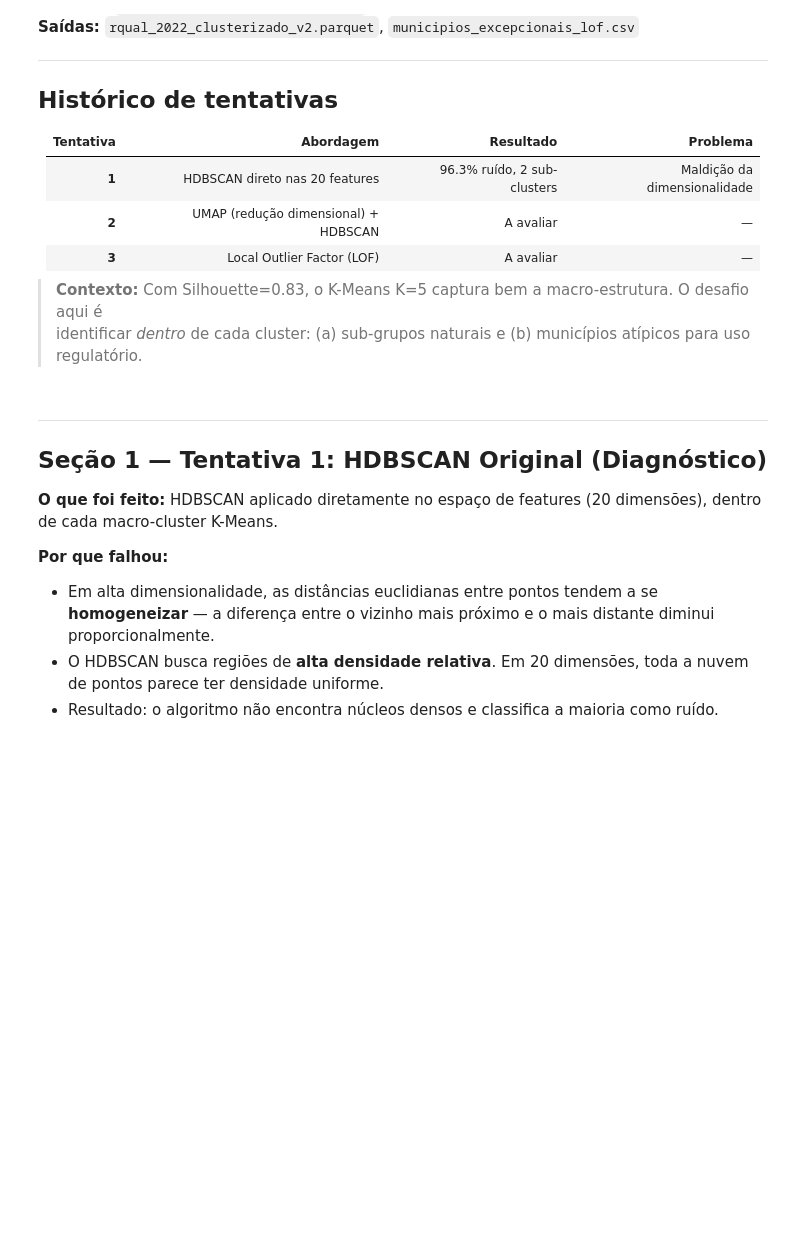
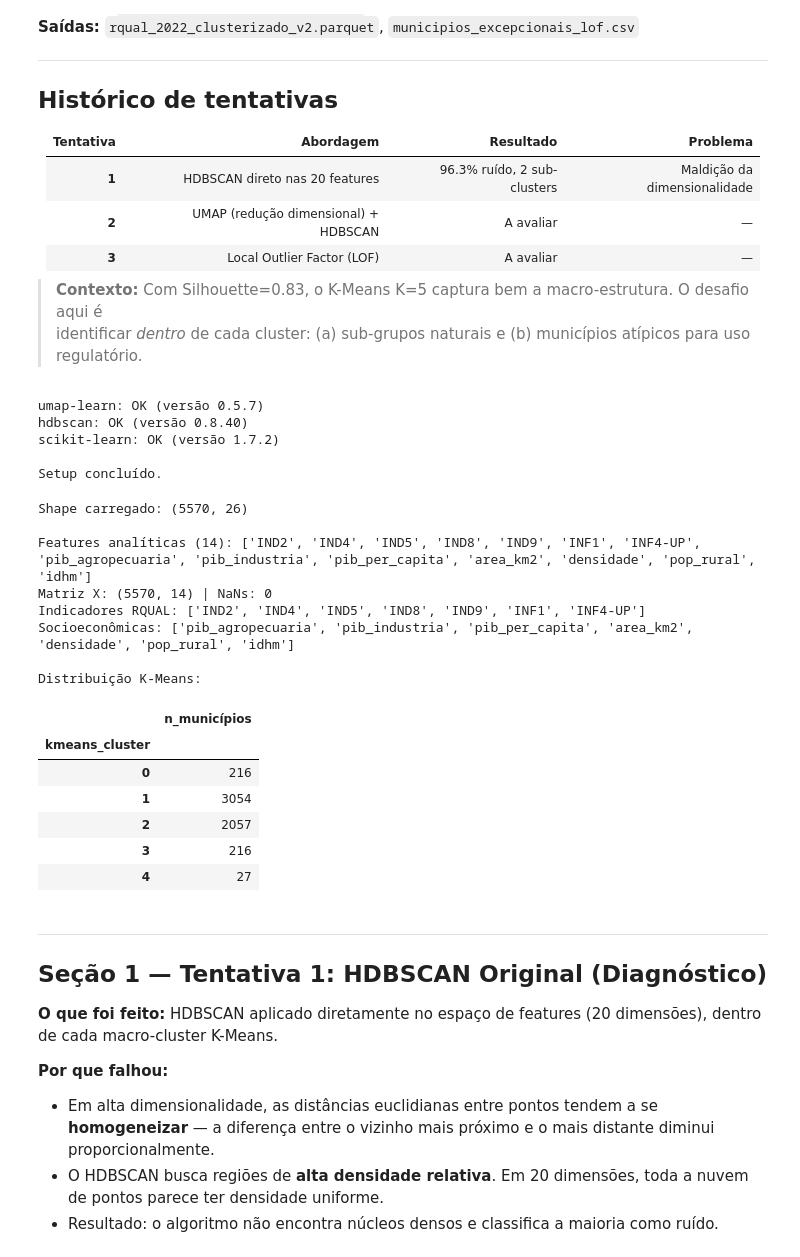
Before and after one commit to mfidosjr/Framework-Explicabilidade-Indicadores, a Jupyter notebook: 3-KMeans+HDBSCAN/07-UMAP_HDBSCAN_LOF.ipynb, the cells around one changed output. Cells and saved outputs as stored; diff of their text form; code cells hidden in the pictures; blank space fills up the shorter version.

```diff
--- a/3-KMeans+HDBSCAN/07-UMAP_HDBSCAN_LOF.ipynb
+++ b/3-KMeans+HDBSCAN/07-UMAP_HDBSCAN_LOF.ipynb
@@ -42,7 +42,7 @@ except ImportError:
 # Clustering de densidade
 try:
     import hdbscan
-    print(f'hdbscan: OK (versão {hdbscan.__version__})')
+    ver = getattr(hdbscan, '__version__', None) or __import__('importlib.metadata', fromlist=['version']).version('hdbscan'); print(f'hdbscan: OK (versão {ver})')
 except ImportError:
     raise ImportError('Instale hdbscan: pip install hdbscan')
 
@@ -64,55 +64,81 @@ CLUSTER_NOMES = {
     4: 'C4: Capitais/Destaques',
 }
 print('\nSetup concluído.')
+# %% [output]
+umap-learn: OK (versão 0.5.7)
+hdbscan: OK (versão 0.8.40)
+scikit-learn: OK (versão 1.7.2)
+
+Setup concluído.
 # %%
 # Bloco 1 — Carregar e preparar dados
 df = pd.read_parquet(ARQ)
 print(f'Shape carregado: {df.shape}')
-print(f'Colunas: {list(df.columns)}')
 
 # Renomear colunas socioeconômicas longas (mesma lógica do NB06)
 rename_map = {}
 for col in df.columns:
     cl = col.lower()
-    if 'agropecuária' in cl or 'agropecuaria' in cl: rename_map[col] = 'pib_agropecuaria'
-    elif 'indústria' in cl or 'industria' in cl:      rename_map[col] = 'pib_industria'
-    elif 'per capita' in cl:                           rename_map[col] = 'pib_per_capita'
+    if 'agropecuária' in cl or 'agropecuaria' in cl:  rename_map[col] = 'pib_agropecuaria'
+    elif 'indústria' in cl or 'industria' in cl:       rename_map[col] = 'pib_industria'
+    elif 'per capita' in cl:                            rename_map[col] = 'pib_per_capita'
     elif 'área' in cl or ('area' in cl and 'km' in cl): rename_map[col] = 'area_km2'
-    elif 'densidade' in cl:                            rename_map[col] = 'densidade'
-    elif 'rural' in cl and 'urb' in cl.upper():        rename_map[col] = 'pop_rural'
-    elif col.startswith('IDHM') and '__' in col:       rename_map[col] = 'idhm'
-    elif col.startswith('LAT__lat'):                   rename_map[col] = 'lat'
-    elif col.startswith('LAT__lon'):                   rename_map[col] = 'lon'
+    elif 'densidade' in cl:                             rename_map[col] = 'densidade'
+    elif 'rural' in cl and 'urb' in cl:                 rename_map[col] = 'pop_rural'  # bug fix: cl já é lower
+    elif col.startswith('IDHM') and '__' in col:        rename_map[col] = 'idhm'
+    elif col.startswith('LAT__lat'):                    rename_map[col] = 'lat'
+    elif col.startswith('LAT__lon'):                    rename_map[col] = 'lon'
 df = df.rename(columns=rename_map)
 
-# Detectar colunas de features: numéricas, excluindo metadados e labels
+# Colunas a excluir: metadados, labels, coords e códigos administrativos
 EXCLUIR = {
     'cod_mun', 'nome_mun_rqual', 'nome_mun', 'uf_rqual', 'uf',
     'kmeans_cluster', 'hdbscan_cluster', 'hdbscan_noise', 'perfil_hdbscan',
     'lat', 'lon', 'regiao', 'umap_x', 'umap_y',
+    # Códigos administrativos — não são features analíticas
+    'LAT__capital', 'LAT__siafi_id', 'LAT__ddd',
+    'Código da Grande Região',
 }
 
 FEAT_COLS = [
     c for c in df.select_dtypes(include='number').columns
     if c not in EXCLUIR
     and 'cluster' not in c.lower()
     and 'noise' not in c.lower()
     and 'lof' not in c.lower()
     and 'umap' not in c.lower()
 ]
 
 # Indicadores RQUAL e socioeconômicas (para tabelas e plots)
 IND_COLS = [c for c in ['IND2','IND4','IND5','IND8','IND9','INF1','INF4-UP'] if c in df.columns]
 SOC_COLS = [c for c in ['pib_agropecuaria','pib_industria','pib_per_capita',
                          'area_km2','densidade','pop_rural','idhm'] if c in df.columns]
 
-X = df[FEAT_COLS].values
+# Garantir float64 e checar NaNs
+X = df[FEAT_COLS].astype(float).values
 
-print(f'\nFeatures detectadas ({len(FEAT_COLS)}): {FEAT_COLS}')
-print(f'Matriz X: {X.shape} | NaNs: {np.isnan(X).sum()}')
+print(f'\nFeatures analíticas ({len(FEAT_COLS)}): {FEAT_COLS}')
+print(f'Matriz X: {X.shape} | NaNs: {pd.isna(X).sum()}')
 print(f'Indicadores RQUAL: {IND_COLS}')
+print(f'Socioeconômicas: {SOC_COLS}')
 print(f'\nDistribuição K-Means:')
 display(df['kmeans_cluster'].value_counts().sort_index().rename('n_municípios').to_frame())
+# %% [output]
+Shape carregado: (5570, 26)
+
+Features analíticas (14): ['IND2', 'IND4', 'IND5', 'IND8', 'IND9', 'INF1', 'INF4-UP', 'pib_agropecuaria', 'pib_industria', 'pib_per_capita', 'area_km2', 'densidade', 'pop_rural', 'idhm']
+Matriz X: (5570, 14) | NaNs: 0
+Indicadores RQUAL: ['IND2', 'IND4', 'IND5', 'IND8', 'IND9', 'INF1', 'INF4-UP']
+Socioeconômicas: ['pib_agropecuaria', 'pib_industria', 'pib_per_capita', 'area_km2', 'densidade', 'pop_rural', 'idhm']
+
+Distribuição K-Means:
+|  | n_municípios |
+| kmeans_cluster |  |
+| 0 | 216 |
+| 1 | 3054 |
+| 2 | 2057 |
+| 3 | 216 |
+| 4 | 27 |
 # %% [markdown]
 ---
 ## Seção 1 — Tentativa 1: HDBSCAN Original (Diagnóstico)
```
Also changed, not shown: parts of 13 cells of this notebook, 15 other files.
